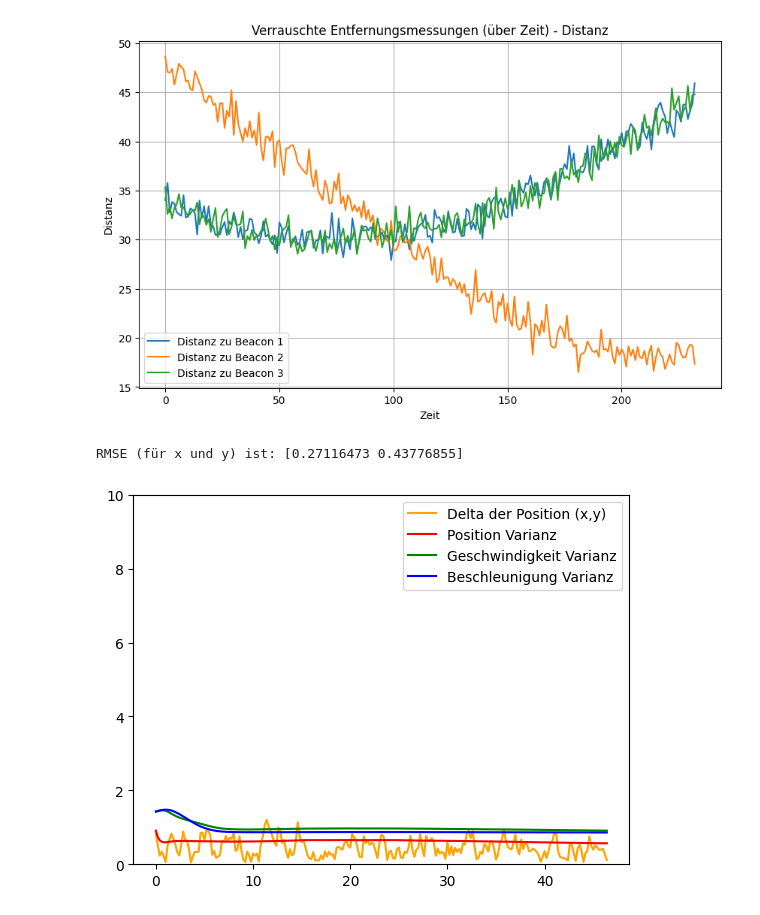
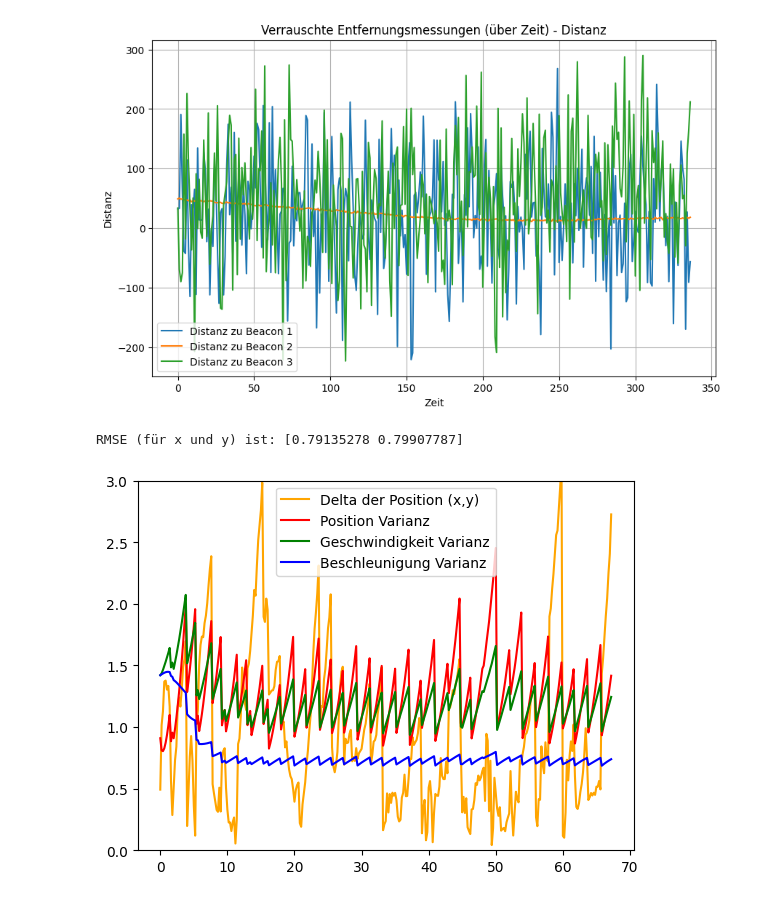
Before and after one commit to tkex/kalman-beacon, a Jupyter notebook: __PythonPrototyping__/UKF/UKF-02-Distanz-Implementierung.ipynb, the cells around one changed output. Cells and saved outputs as stored; diff of their text form; code cells hidden in the pictures.

```diff
--- a/__PythonPrototyping__/UKF/UKF-02-Distanz-Implementierung.ipynb
+++ b/__PythonPrototyping__/UKF/UKF-02-Distanz-Implementierung.ipynb
@@ -1,7 +1,9 @@
 # %%
 import pandas as pd
 
-file_path = 'basic_log.csv'
+# file_path = 'gerade_basic_log.csv'
+file_path = 'kurve_beacon_freq_log.csv'
+# file_path = 'gerade_beacon_flag_AND_freq_log.csv'
 
 # Einlesen der Datei
 
@@ -76,7 +78,7 @@ SIGMA_ALPHA_VALUE = 0.1
 SIGMA_BETA_VALUE = 2.0
 SIGMA_KAPPA_VALUE = 1.0
 
-Q_VARIANCE_VALUE = 2.0
+Q_VARIANCE_VALUE = 100
 
 # --- ---- --- --- ---- --- --- --- --- --- --- --- --- --- --- --- --- --- --- --- --- --- --- --- --- --- ---
 
@@ -148,7 +150,8 @@ def init_ukf():
 
     # print(init_state)
 
-    ukf.Q = Q_discrete_white_noise(dim=2, dt=dT, var=2.0, block_size=3, order_by_dim=False)
+    ukf.Q = Q_discrete_white_noise(
+        dim=2, dt=dT, var=Q_VARIANCE_VALUE, block_size=3, order_by_dim=False)
 
     return ukf
 
@@ -272,7 +275,7 @@ noisy_distances = df[['EntfernungDistorted_B0', 'EntfernungDistorted_B1', 'Entfe
 
 plotte_noisy_distances(time_steps, noisy_distances)
 # %% [output]
-[figure, old version]
+[figure, new version]
 # %%
 ## Auswertungsfunktionen ##
 ## ==> RMSE für Strecke
@@ -301,7 +304,7 @@ rmse = calc_rmse(uxs, gt)
 
 print("RMSE (für x und y) ist:", rmse)
 # %% [output]
-RMSE (für x und y) ist: [0.27116473 0.43776855]
+RMSE (für x und y) ist: [0.79135278 0.79907787]
 # %%
 
 def calc_delta(uxs, gt):
@@ -349,32 +352,32 @@ def calc_delta(uxs, gt):
     plt.plot(t, varianz_p, color = 'red', label='Position Varianz')
 
     # --- VELO.
 
     varianz_vx = np.array([P[2,2] for P in uPs])
     varianz_vy = np.array([P[3,3] for P in uPs])
 
     varianz_v = np.sqrt(varianz_vx + varianz_vy)
 
     plt.plot(t, varianz_v, color = 'green', label='Geschwindigkeit Varianz')
 
     # --- ACC.
 
     varianz_ax = np.array([P[4,4] for P in uPs])
     varianz_ay = np.array([P[5,5] for P in uPs])
 
     varianz_a = np.sqrt(varianz_ax + varianz_ay)
 
     plt.plot(t, varianz_a, color = 'blue', label='Beschleunigung Varianz')
 
 
     plt.legend()
 
     #plt.xlim(-1, 61)
-    plt.ylim(0, 10)
+    plt.ylim(0, 3)
 
 
 
 gt= df[['X_GT', 'Y_GT']].values
 calc_delta(uxs, gt)
 # %% [output]
-[figure, old version]
+[figure, new version]
```
Also changed, not shown: parts of 1 cell of this notebook, 45 other files.
